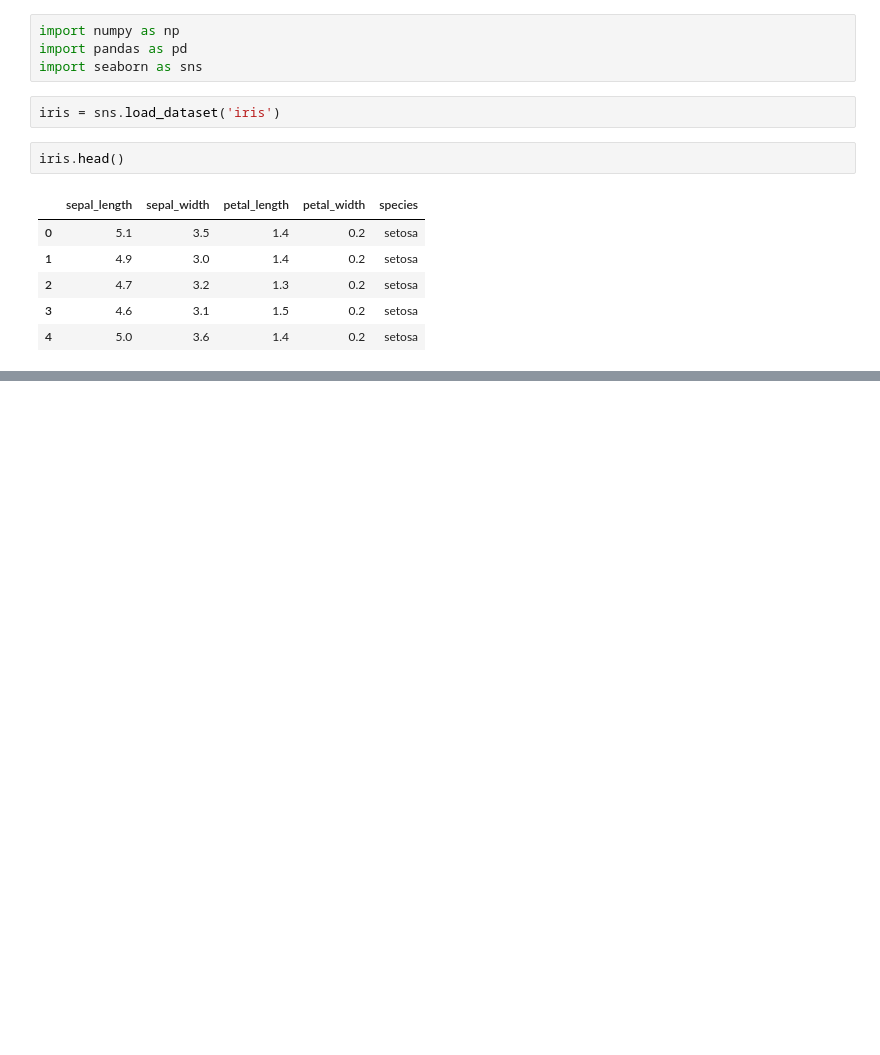
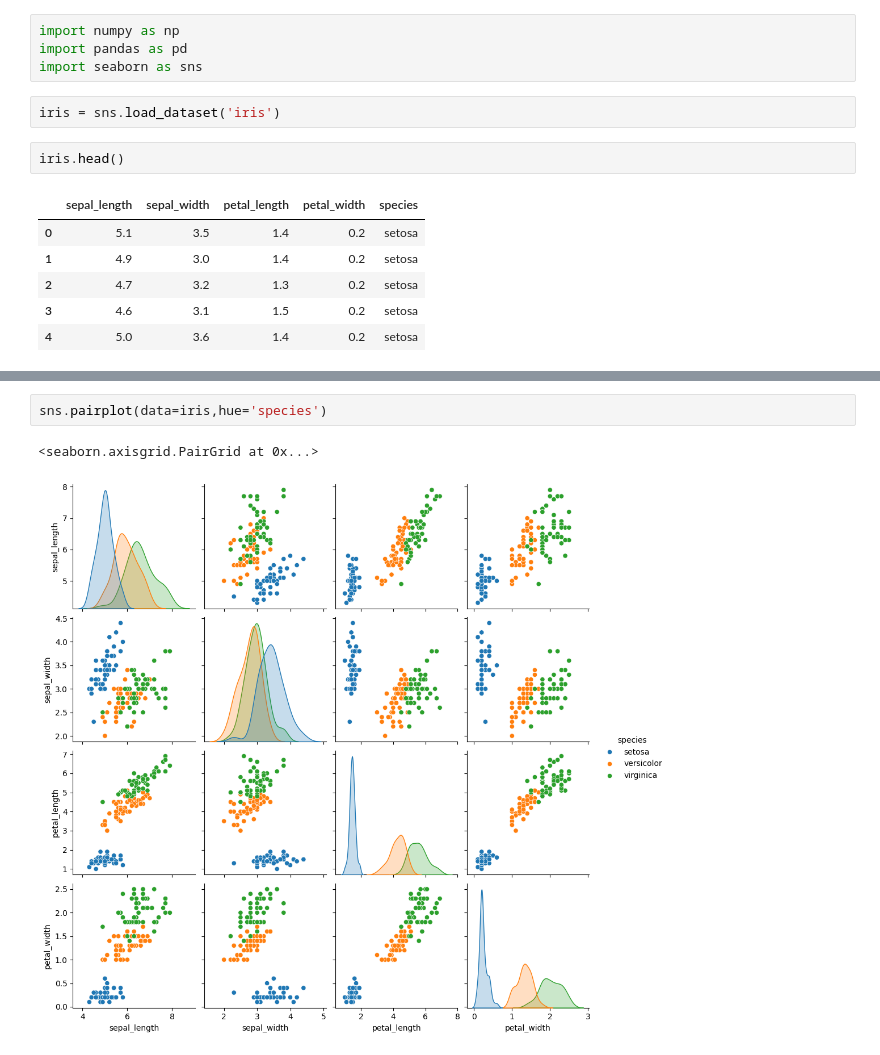
Before and after one commit to ab3lT/linear-regression-with-Iris-Dataset, a Jupyter notebook: notebook/iris.ipynb, the cells around one changed output, grey strips where cells are left out. Saved outputs shown, nothing was run; the diff lists cells and outputs as text; blank space fills up the shorter version.

Commit message:
iris pairplot relative to species

```diff
--- a/notebook/iris.ipynb
+++ b/notebook/iris.ipynb
@@ -15,0 +51,5 @@ iris.head()
+# %%
+sns.pairplot(data=iris,hue='species')
+# %% [output]
+<seaborn.axisgrid.PairGrid at 0x...>
+[figure, added]
```
Also changed, not shown: parts of 3 cells of this notebook.
